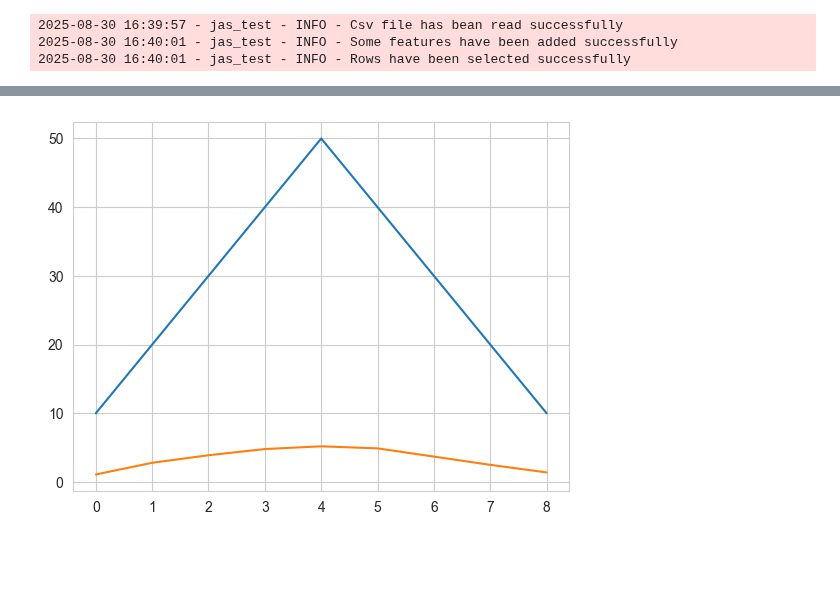
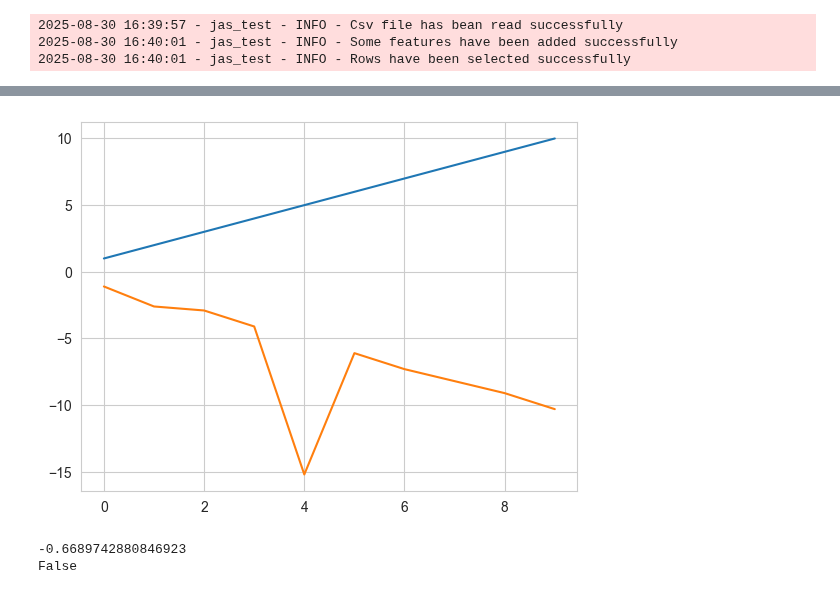
Before and after one commit to SHSMJ200/Bargh_ML, a Jupyter notebook: src/models/jas_test.ipynb, the cells around one changed output, grey strips where cells are left out. Saved outputs shown, nothing was run; the diff lists cells and outputs as text; code cells hidden in the pictures; blank space fills up the shorter version.

```diff
--- a/src/models/jas_test.ipynb
+++ b/src/models/jas_test.ipynb
@@ -418,7 +407,17 @@ plt.hist(corrs)
+# %%
+import numpy as np
+array1 = np.array([1, 2, 3, 4, 5, 6, 7, 8, 9, 10])
+array2 = np.array([-1.1, -2.6, -2.9, -4.1, -15.2, -6.1, -7.3, -8.2, -9.1, -10.3])
 # %%
-n = 5
-plt.plot(np.arange(n), array1[i-5:i])
-plt.plot(np.arange(n), array2[i-5:i])
+import matplotlib.pyplot as plt
+n = 10
+plt.plot(np.arange(n), array1)
+plt.plot(np.arange(n), array2)
 plt.show()
 # %% [output]
-[figure, old version]
+[figure, new version]
+# %%
+print(are_trends_similar(array1, array2, is_opposite=True))
+# %% [output]
+-0.6689742880846923
+False
```
Also changed, not shown: parts of 2 cells of this notebook, 7 other files.
